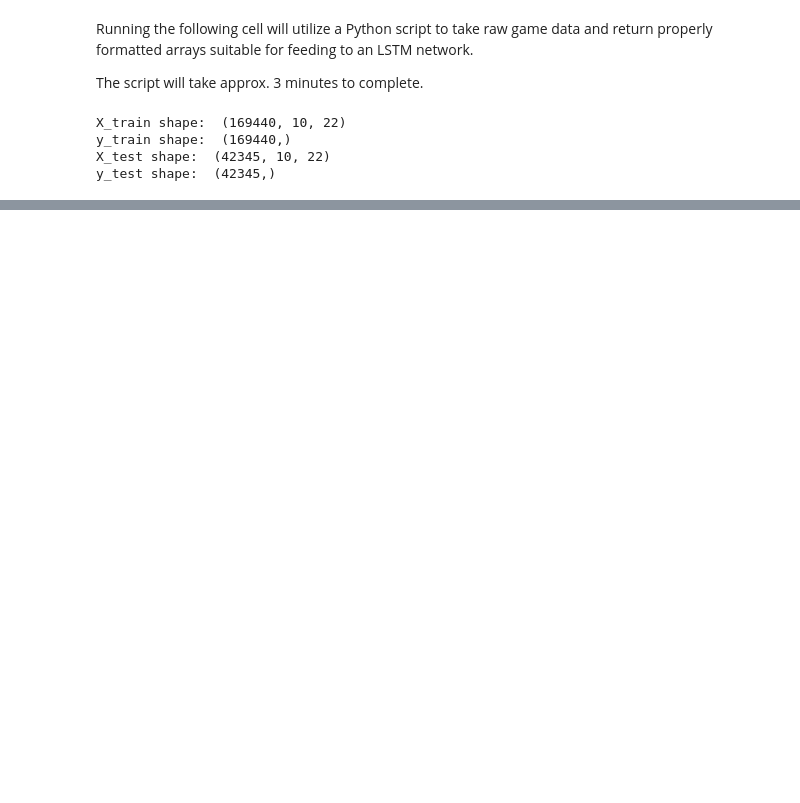
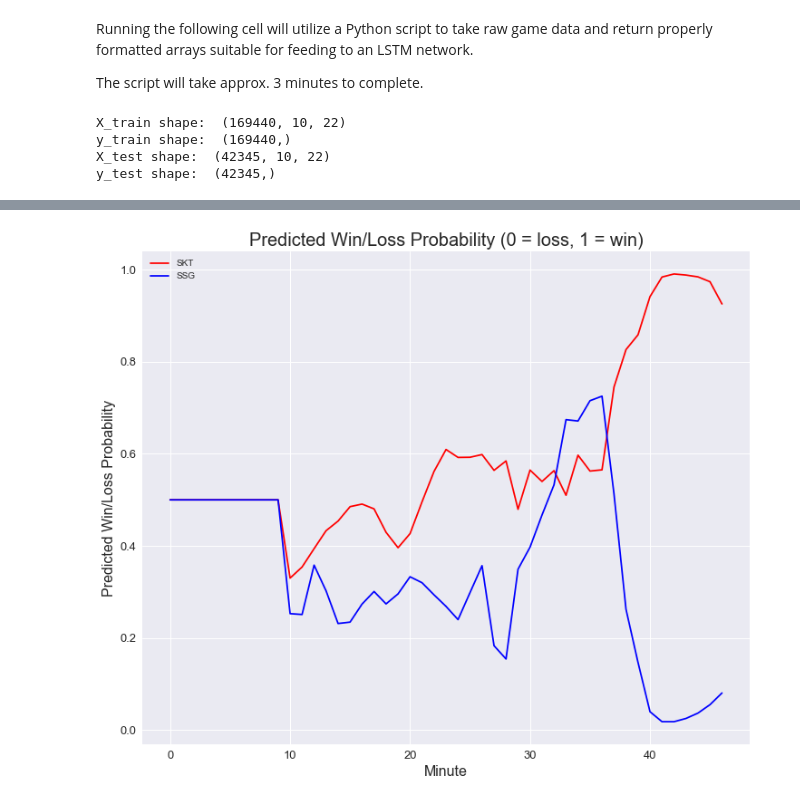
Before and after one commit to MPhillips55/Capstone_Project_2_League_of_Legends, a Jupyter notebook: Machine_Learning/LSTM_NN_to_predict_lol.ipynb, the cells around one changed output, grey strips where cells are left out. Drawn from its saved outputs; the diff is of its cells as text; code cells hidden in the pictures; blank space fills up the shorter version.

```diff
--- a/Machine_Learning/LSTM_NN_to_predict_lol.ipynb
+++ b/Machine_Learning/LSTM_NN_to_predict_lol.ipynb
@@ -81,0 +84,39 @@ plt.plot(acc)
+# %%
+batch_1 = 1
+
+model2 = Sequential()
+model2.add(Dense(50,batch_input_shape=(batch_1, X_train[:-64].shape[1],X_train[:-64].shape[2]),
+               kernel_constraint=maxnorm(1)))
+model2.add(Dropout(0.2))
+model2.add(LSTM(45, stateful=True))
+model2.add(Dense(1,activation='sigmoid'))
+model2.compile(loss='binary_crossentropy',
+         optimizer='rmsprop',
+         metrics=['accuracy'])
+
+calc_weights = model.get_weights()
+model2.set_weights(calc_weights)
+# %%
+red = model2.predict(xg2r,batch_size=batch_1)
+blue = model2.predict(xg2b,batch_size=batch_1)
+
+red = red.ravel().tolist()
+for i in range(10):
+    red.insert(0,0.5)
+
+blue = blue.ravel().tolist()
+for i in range(10):
+    blue.insert(0,0.5)
+
+fig, ax = plt.subplots()
+fig.set_size_inches(12, 10)
+plt.plot(red, color='r',label='SKT')
+plt.plot(blue, color='b',label='SSG');
+plt.title("Predicted Win/Loss Probability (0 = loss, 1 = win)",fontsize=20)
+plt.yticks(fontsize=13)
+plt.xticks(fontsize=13)
+plt.xlabel("Minute", fontsize=16)
+plt.legend()
+plt.ylabel("Predicted Win/Loss Probability", fontsize=16);
+# %% [output]
+[figure, added]
```
Also changed, not shown: parts of 12 cells of this notebook.
